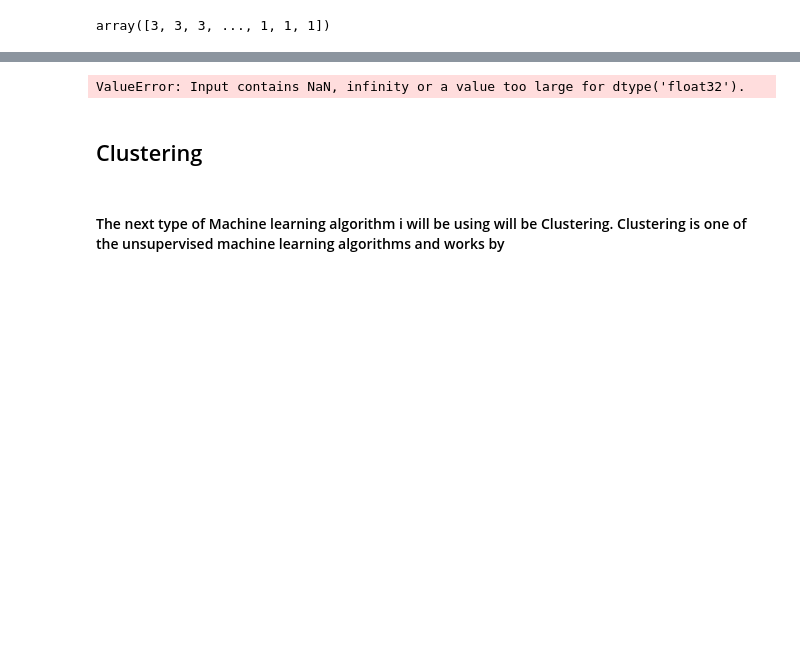
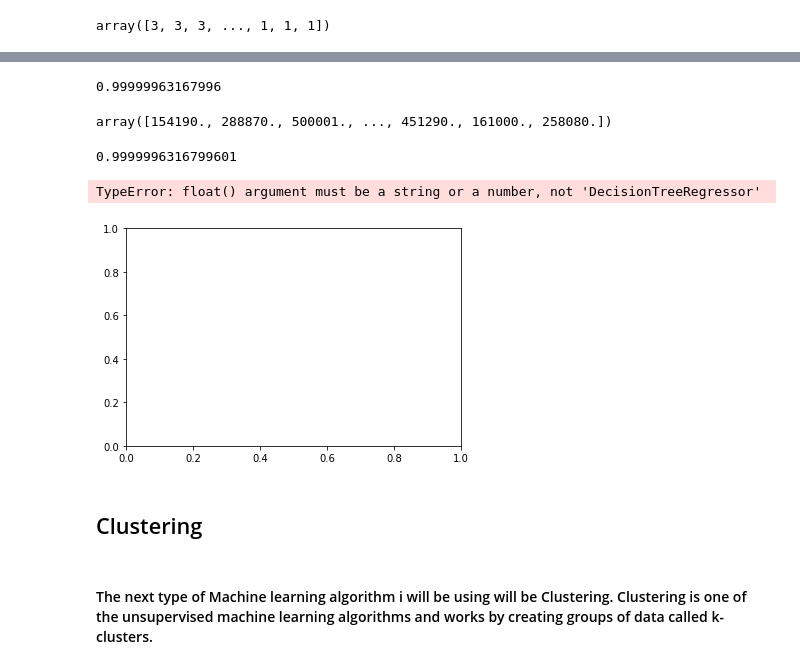
Before and after one commit to Aarondon1993/Machine-Learning-and-Statistics, a Jupyter notebook: Scikit Learn.ipynb, the cells around one changed output, grey strips where cells are left out. Cells and saved outputs as stored; diff of their text form; code cells hidden in the pictures; blank space fills up the shorter version.

```diff
--- a/Scikit Learn.ipynb
+++ b/Scikit Learn.ipynb
@@ -172,0 +185,3 @@ dtype: object
+# %%
+# Seeing as 207 rows only represent 1% of the entire dataset I have decided to drops these rows entirely.
+housing.dropna(subset= ["total_bedrooms"], inplace= True)
@@ -176,15 +206,14 @@ dtype: object
 from sklearn.preprocessing import LabelEncoder
 # %%
 le = LabelEncoder()
-label = le.fit_transform(x["ocean_proximity"])
+label = le.fit_transform(housing["ocean_proximity"])
 label
 # %% [output]
 array([3, 3, 3, ..., 1, 1, 1])
 # %%
 # I will now drop the ocean_proximity column in order to replace it with the LabelEncoder column.
-x1= x.drop("ocean_proximity", axis= 1)
+x1= housing.drop("ocean_proximity", axis= 1)
 # I will now append the new column to the dataset and give it its original name
 x1["ocean_proximity"]= label
 # I will now rename this dataset x to keep it tidyier.
 x= x1
-x.dtypes
@@ -232,4 +236,8 @@ model.fit(x_train,y_train);
 # %%
 model.score(x_test, y_test)
 # %% [output]
-ValueError: Input contains NaN, infinity or a value too large for dtype('float32').
+0.99999963167996
+# %%
+model.predict(x_test)
+# %% [output]
+array([154190., 288870., 500001., ..., 451290., 161000., 258080.])
@@ -236,4 +248,14 @@ ValueError: Input contains NaN, infinity or a value too large for dtype('float32
+# %%
+r2_score(y_test, y_preds)
+# %% [output]
+0.9999996316799601
+# %%
+z= model.fit(x_train,y_train)
+plt.plot(z)
+# %% [output]
+TypeError: float() argument must be a string or a number, not 'DecisionTreeRegressor'
+[figure, added]
 # %% [markdown]
 ## Clustering
 # %% [markdown]
-#### The next type of Machine learning algorithm i will be using will be Clustering. Clustering is one of the unsupervised machine learning algorithms and works by
+#### The next type of Machine learning algorithm i will be using will be Clustering. Clustering is one of the unsupervised machine learning algorithms and works by creating groups of data called k-clusters.
```
Also changed, not shown: parts of 13 cells of this notebook, 1 other file.
